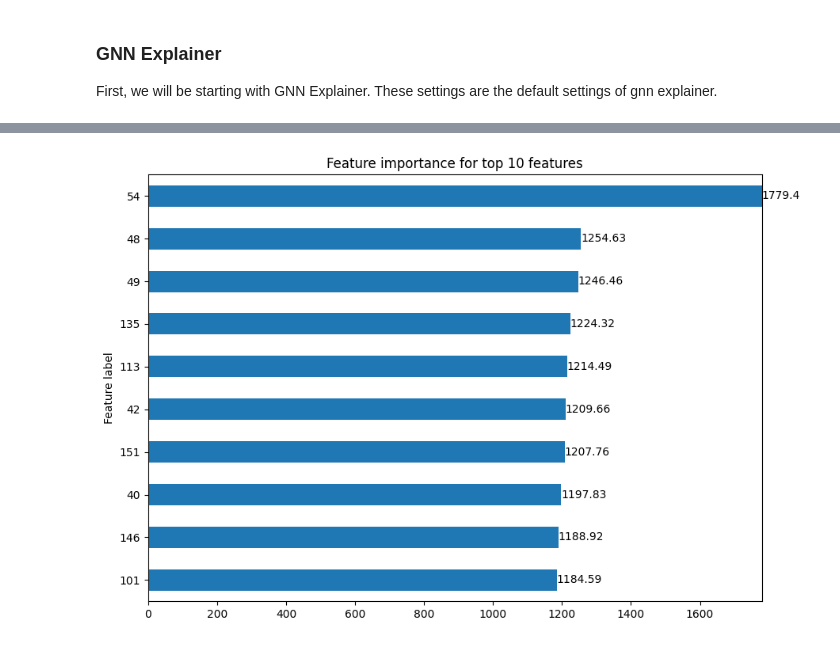
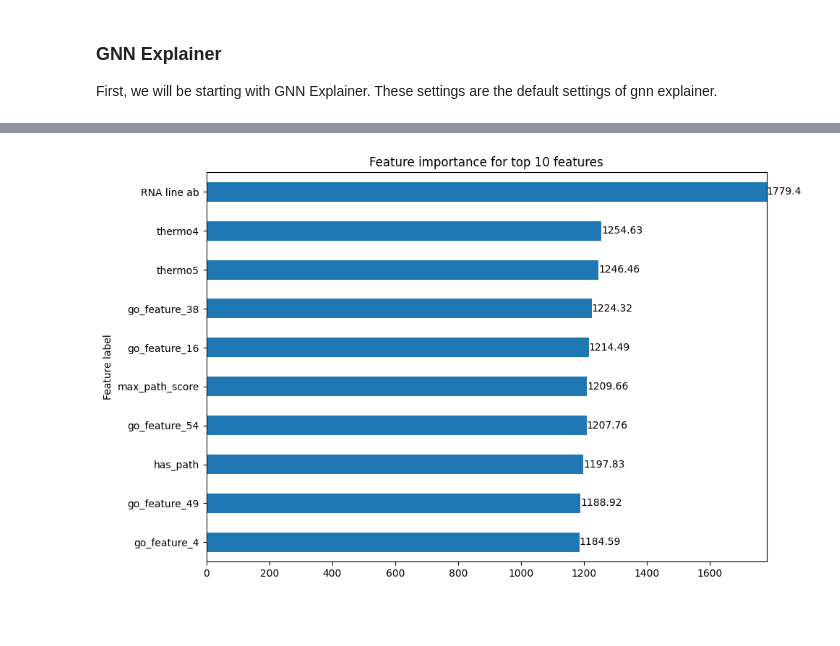
Before and after one commit to alyssaanastasi/srebp2-explanations, a Jupyter notebook: gnn_explainer.ipynb, the cells around one changed output, grey strips where cells are left out. Drawn from its saved outputs; the diff is of its cells as text; code cells hidden in the pictures; blank space fills up the shorter version.

Commit message:
add feature labels, add explanation graph

```diff
--- a/gnn_explainer.ipynb
+++ b/gnn_explainer.ipynb
@@ -89,6 +89,27 @@ SimpleGAT_1(
   (lin1): Linear(in_features=64, out_features=16, bias=True)
   (lin2): Linear(in_features=16, out_features=1, bias=True)
 )
+# %%
+# Use data to get feature labels and remove all elements of data that are not a feature label
+
+feat_labels = list(data.to_dict().keys())
+to_remove = ['edge_index',
+ 'experimental',
+ 'database',
+ 'textmining',
+ 'combined_score',
+ 'binary_experimental',
+ 'binary_database',
+ 'binary_textmining',
+ 'num_nodes',
+ 'x',
+ 'y',
+ 'edge_attr',
+ 'num_classes',
+ 'label']
+
+for element in to_remove:
+    feat_labels.remove(element)
 # %% [markdown]
 ## NPC1 Node
 
@@ -120,5 +141,5 @@ explainer = Explainer(
 node_index = node_order[NPC1_node]
 explanation = explainer(data.x, data.edge_index, index=node_index,edge_attr = data.edge_attr)
 # %%
-explanation.visualize_feature_importance(top_k=10)
+explanation.visualize_feature_importance(top_k=10, feat_labels=feat_labels)
 # %% [output]
@@ -140,2 +146,2 @@ Note: you may need to restart the kernel to use updated packages.
-[figure, old version]
+[figure, new version]
 # %%
```
Also changed, not shown: parts of 4 cells of this notebook, 2 other files.
